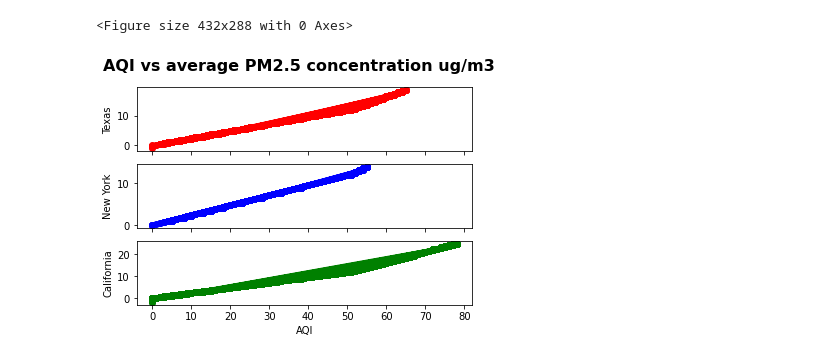
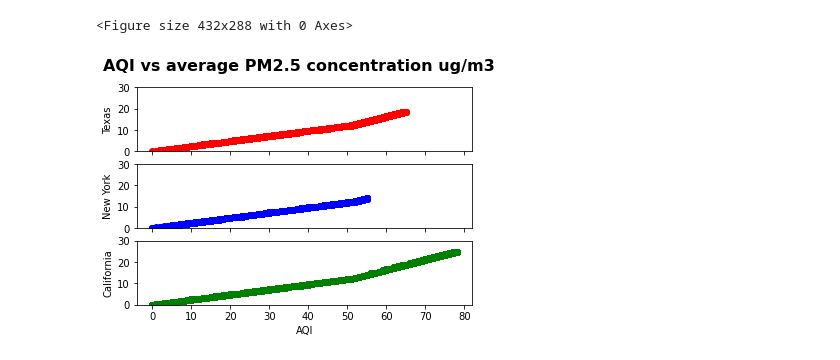
Before and after one commit to JordanJaner/air-quality-analysis, a Jupyter notebook: state_analysis.ipynb, the cells around one changed output. Saved outputs shown, nothing was run; the diff lists cells and outputs as text; code cells hidden in the pictures.

Commit message:
updating scatter plot

```diff
--- a/state_analysis.ipynb
+++ b/state_analysis.ipynb
@@ -156,20 +157,25 @@ plt.savefig("Images/aqi_boxplots.png")
 # %%
 fig, (ax1, ax2, ax3) = plt.subplots(3, sharex=True)
 fig.suptitle("AQI vs average PM2.5 concentration ug/m3", fontsize=16, fontweight="bold")
 
-ax1.plot(outlier_removed_daily.loc[outlier_removed_daily['state_code'] == '48']['aqi'], outlier_removed_daily.loc[outlier_removed_daily['state_code'] == '48']['arithmetic_mean'], linewidth=1, marker="o",color = 'r')
+plt.ylim(0,30)
+
+ax1.scatter(outlier_removed_daily.loc[outlier_removed_daily['state_code'] == '48']['aqi'], outlier_removed_daily.loc[outlier_removed_daily['state_code'] == '48']['arithmetic_mean'], linewidth=1, marker="o",color = 'r')
 ax1.set_ylabel("Texas")
+ax1.set_ylim(0,30)
 
-ax2.plot(outlier_removed_daily.loc[outlier_removed_daily['state_code'] == '36']['aqi'], outlier_removed_daily.loc[outlier_removed_daily['state_code'] == '36']['arithmetic_mean'], linewidth=1, marker="o", color = 'b')
+
+ax2.scatter(outlier_removed_daily.loc[outlier_removed_daily['state_code'] == '36']['aqi'], outlier_removed_daily.loc[outlier_removed_daily['state_code'] == '36']['arithmetic_mean'], linewidth=1, marker="o", color = 'b')
 ax2.set_ylabel("New York")
+ax2.set_ylim(0,30)
 
-ax3.plot(outlier_removed_daily.loc[outlier_removed_daily['state_code'] == '06']['aqi'], outlier_removed_daily.loc[outlier_removed_daily['state_code'] == '06']['arithmetic_mean'], linewidth=1, marker="o", color = 'g')
+ax3.scatter(outlier_removed_daily.loc[outlier_removed_daily['state_code'] == '06']['aqi'], outlier_removed_daily.loc[outlier_removed_daily['state_code'] == '06']['arithmetic_mean'], linewidth=1, marker="o", color = 'g')
 ax3.set_ylabel("California")
 ax3.set_xlabel("AQI")
 
 plt.show()
 # %% [output]
-[figure, old version]
+[figure, new version]
 # %%
 # This analysis compares levels of daily PM2.5 concentration in ug/m3 in the year 2020 in three different states:
 # Texas, New York and California. These three states were chosen as part of east and west coast as well as central united states for comparison.
```
Also changed, not shown: parts of 1 cell of this notebook, 4 other files.
